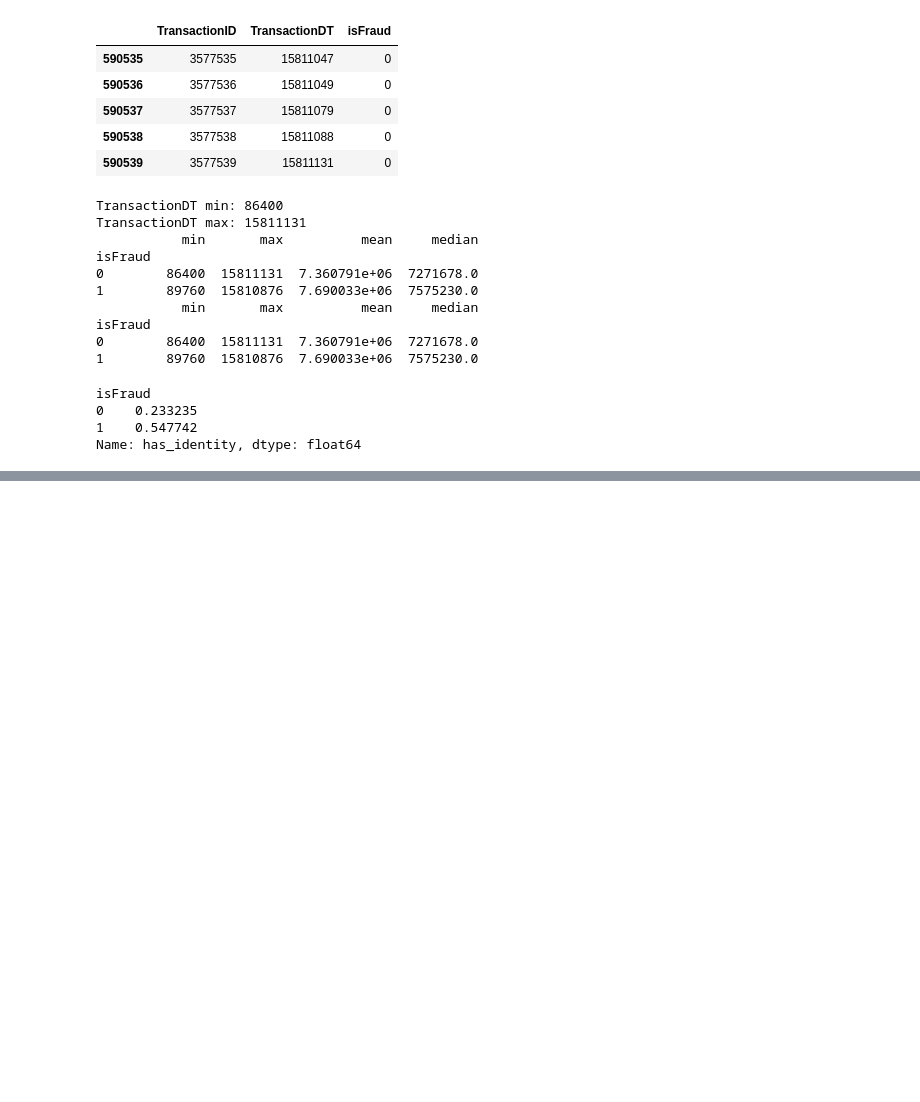
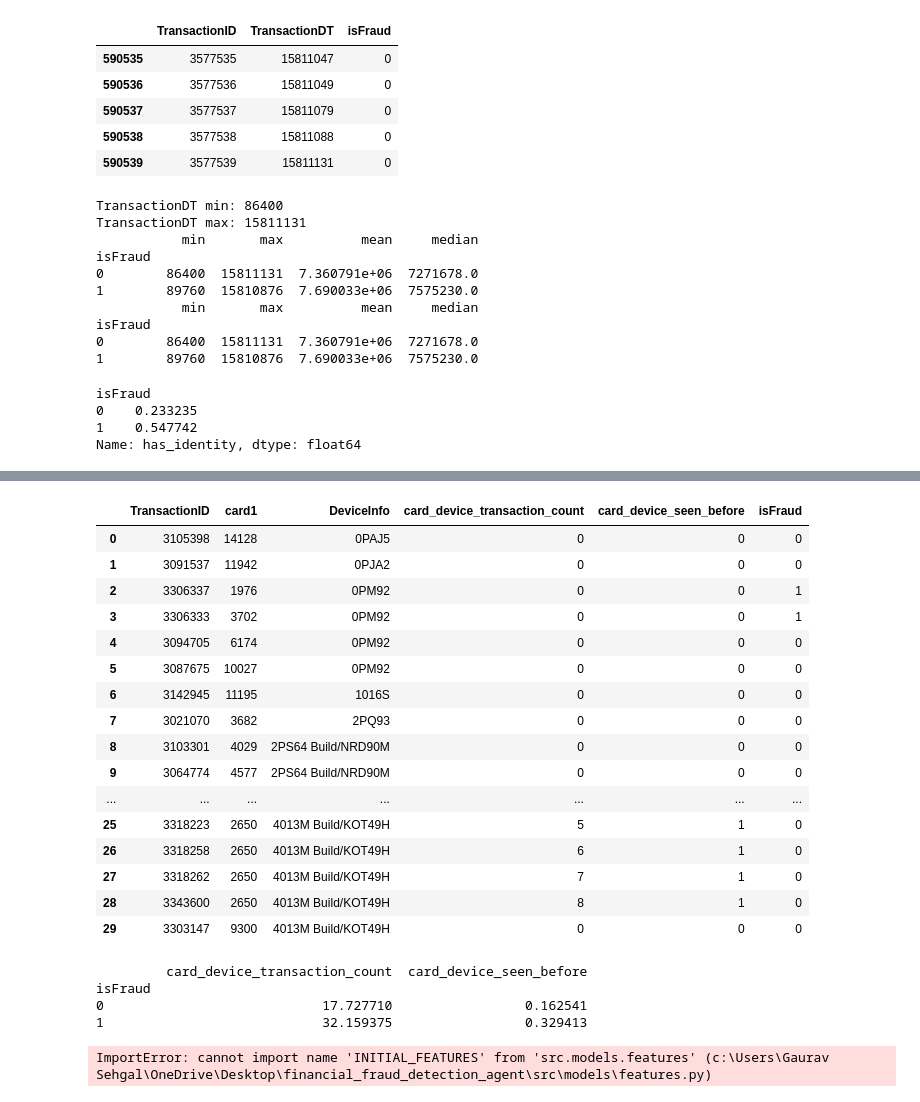
Before and after one commit to GauravSehgal12/fraud_detection_agent, a Jupyter notebook: notebooks/data_exploration.ipynb, the cells around one changed output, grey strips where cells are left out. Saved outputs shown, nothing was run; the diff lists cells and outputs as text; code cells hidden in the pictures; blank space fills up the shorter version.

```diff
--- a/notebooks/data_exploration.ipynb
+++ b/notebooks/data_exploration.ipynb
@@ -212,0 +670,68 @@ ModuleNotFoundError: No module named 'src'
+# %%
+behavior_df = add_card_device_features(
+    behavior_df
+)
+# %%
+behavior_df[
+    [
+        "TransactionID",
+        "card1",
+        "DeviceInfo",
+        "card_device_transaction_count",
+        "card_device_seen_before",
+        "isFraud"
+    ]
+].head(30)
+# %% [output]
+|  | TransactionID | card1 | DeviceInfo | card_device_transaction_count | card_device_seen_before | isFraud |
+| 0 | 3105398 | 14128 | 0PAJ5 | 0 | 0 | 0 |
+| 1 | 3091537 | 11942 | 0PJA2 | 0 | 0 | 0 |
+| 2 | 3306337 | 1976 | 0PM92 | 0 | 0 | 1 |
+| 3 | 3306333 | 3702 | 0PM92 | 0 | 0 | 1 |
+| 4 | 3094705 | 6174 | 0PM92 | 0 | 0 | 0 |
+| 5 | 3087675 | 10027 | 0PM92 | 0 | 0 | 0 |
+| 6 | 3142945 | 11195 | 1016S | 0 | 0 | 0 |
+| 7 | 3021070 | 3682 | 2PQ93 | 0 | 0 | 0 |
+| 8 | 3103301 | 4029 | 2PS64 Build/NRD90M | 0 | 0 | 0 |
+| 9 | 3064774 | 4577 | 2PS64 Build/NRD90M | 0 | 0 | 0 |
+| ... | ... | ... | ... | ... | ... | ... |
+| 25 | 3318223 | 2650 | 4013M Build/KOT49H | 5 | 1 | 0 |
+| 26 | 3318258 | 2650 | 4013M Build/KOT49H | 6 | 1 | 0 |
+| 27 | 3318262 | 2650 | 4013M Build/KOT49H | 7 | 1 | 0 |
+| 28 | 3343600 | 2650 | 4013M Build/KOT49H | 8 | 1 | 0 |
+| 29 | 3303147 | 9300 | 4013M Build/KOT49H | 0 | 0 | 0 |
+# %%
+print(
+    behavior_df.groupby("isFraud")[
+        [
+            "card_device_transaction_count",
+            "card_device_seen_before"
+        ]
+    ].mean()
+)
+# %% [output]
+         card_device_transaction_count  card_device_seen_before
+isFraud
+0                            17.727710                 0.162541
+1                            32.159375                 0.329413
+# %%
+import sys
+import importlib
+from pathlib import Path
+
+# Add the project root to the path
+project_root = Path.cwd().parent
+sys.path.insert(0, str(project_root))
+# Import and reload the module to get the latest version
+import src.models.features as features_module
+importlib.reload(features_module)
+
+# Define INITIAL_FEATURES based on available columns
+INITIAL_FEATURES = [col for col in behavior_df.columns if col not in ['TransactionID', 'isFraud']]
+
+from src.models.features import INITIAL_FEATURES
+
+X = behavior_df[INITIAL_FEATURES].copy()
+y = behavior_df["isFraud"].copy()
+# %% [output]
+ImportError: cannot import name 'INITIAL_FEATURES' from 'src.models.features' (c:\Users\Gaurav Sehgal\OneDrive\Desktop\financial_fraud_detection_agent\src\models\features.py)
```
Also changed, not shown: parts of 26 cells of this notebook, 2 other files.
